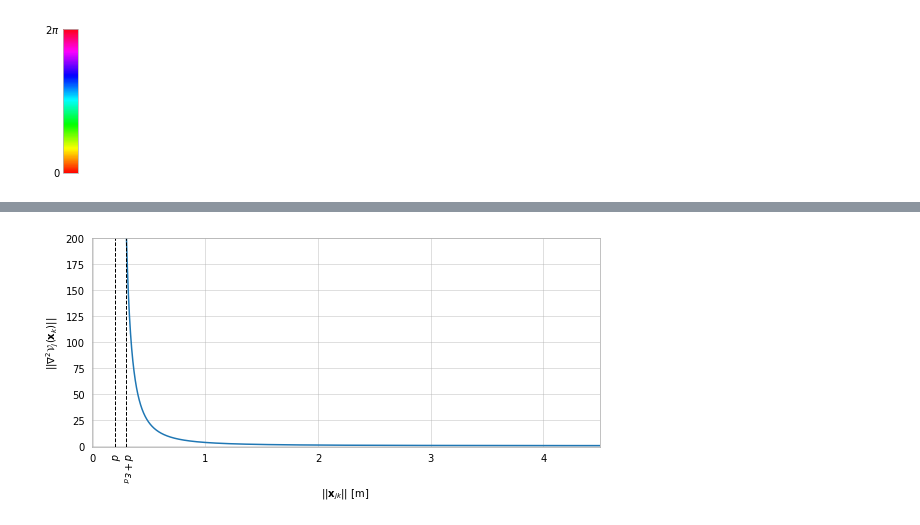
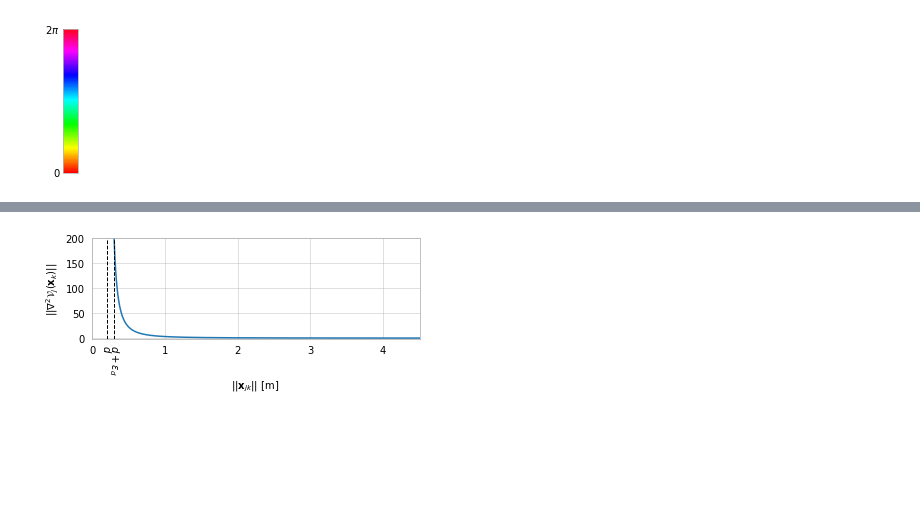
Before and after one commit to abarcis/robot-framework, a Jupyter notebook: robot_framework/plot_order_params.ipynb, the cells around one changed output, grey strips where cells are left out. Cells and saved outputs as stored; diff of their text form; code cells hidden in the pictures; blank space fills up the shorter version.

```diff
--- a/robot_framework/plot_order_params.ipynb
+++ b/robot_framework/plot_order_params.ipynb
@@ -438,37 +440,37 @@ ax.set_xticklabels(labels, minor=True)
 # %%
 fig, ax = plt.subplots(
-    1, 1, constrained_layout=False, figsize=(8, 4)
+    1, 1, constrained_layout=False, figsize=(5.5, 2.5)
 )
 
 ax.set_axisbelow(True)
 ax.plot(xs, lipschitz)
 ax.set_ylim(ymin=-0.01)
 ax.set_ylim(ymax=200)
 ax.set_xlim(xmin=-0.01)
 ax.set_xlim(xmax=4.5)
 ax.set_xlabel('$||\mathbf{x}_{jk}||$ [m]')
 ax.set_ylabel('$||∇^2\mathcal{V}_j(\mathbf{x}_{k})||$')
 ax.axvline(0.2, color='black', ls='--', lw=1)
 ax.axvline(0.3, color='black', ls='--', lw=1)
 ticks = [0.2, 0.3]
 ax.set_xticks(ticks, minor=True)
 
 dic = {
     0.2: '$d$',
     0.3: '$d+\epsilon_d$',
 }
 labels = [ticks[i] if t not in dic.keys() else dic[t] for i,t in enumerate(ticks)]
 ## or
 # labels = [dic.get(t, ticks[i]) for i,t in enumerate(ticks)]
 
 ax.set_xticklabels(labels, minor=True)
 ax.tick_params(which='minor', labelbottom=True, labelrotation=-90)
 
 plt.tight_layout()
 
 fig.savefig(f'/home/agniewek/repos/thesis/spatial_coordination/data/lipschitz.pdf', transparent=True, bbox_inches='tight')
 # %% [output]
-[figure, old version]
+[figure, new version]
 # %%
 exps = {
     '2021-03-04 13:24:50.559347:J=0,K=0,M=1,T=0.15.json': 'without,T=0.3',
```
Also changed, not shown: parts of 17 cells of this notebook, 12 other files.
